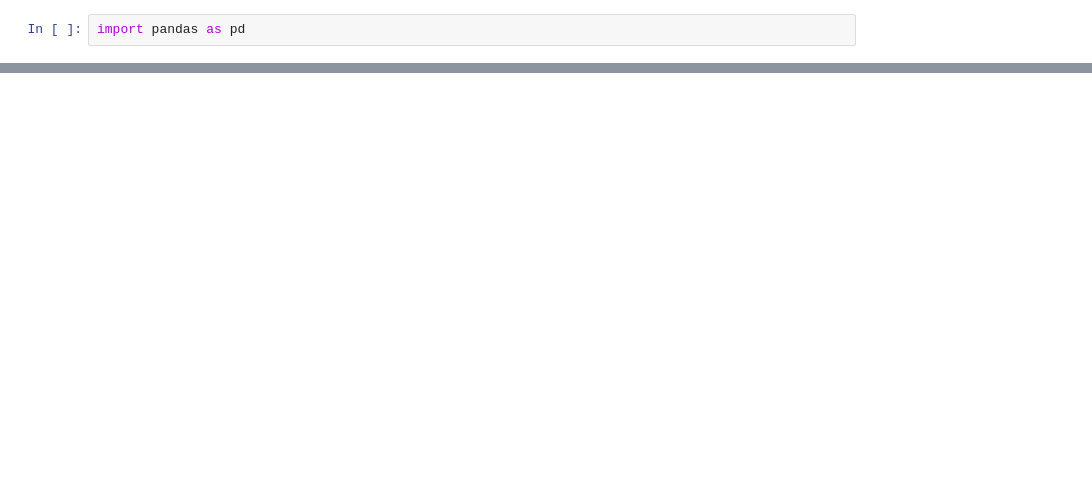
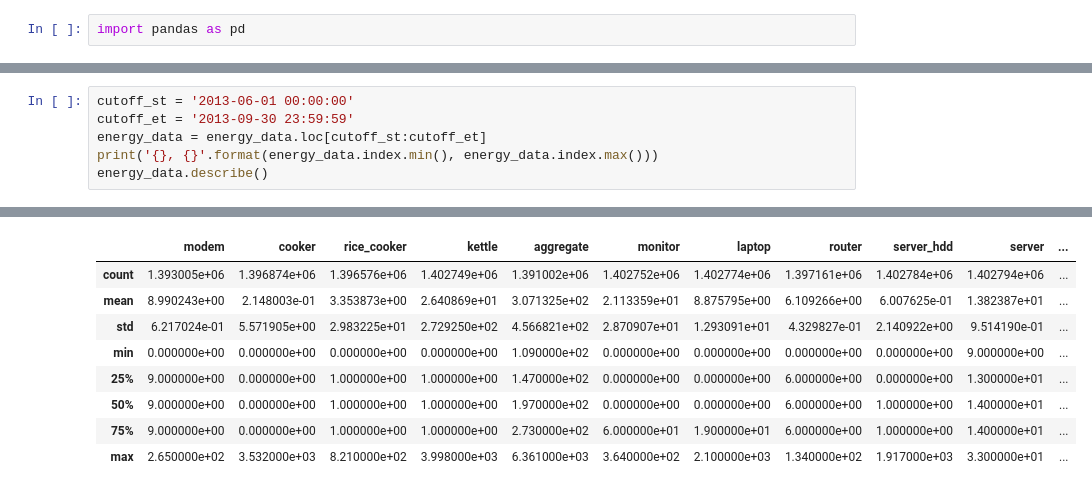
Before and after one commit to BitKnitting/FitHome_Analysis, a Jupyter notebook: notebooks/UK_DALE_noodling/EDA_UKDale_GoogleBlog.ipynb, the cells around one changed output, grey strips where cells are left out. Saved outputs shown, nothing was run; the diff lists cells and outputs as text; blank space fills up the shorter version.

```diff
--- a/notebooks/UK_DALE_noodling/EDA_UKDale_GoogleBlog.ipynb
+++ b/notebooks/UK_DALE_noodling/EDA_UKDale_GoogleBlog.ipynb
@@ -71,0 +69,7 @@ microwave_df['2015-02-05 08:00':'2015-02-05 08:15'].plot(figsize=(16,8),grid=Tru
+# %%
+cutoff_st = '2013-06-01 00:00:00'
+cutoff_et = '2013-09-30 23:59:59'
+energy_data = energy_data.loc[cutoff_st:cutoff_et]
+print('{}, {}'.format(energy_data.index.min(), energy_data.index.max()))
+energy_data.describe()
+# %% [output]
@@ -71,0 +77,9 @@ microwave_df['2015-02-05 08:00':'2015-02-05 08:15'].plot(figsize=(16,8),grid=Tru
+|  | modem | cooker | rice_cooker | kettle | aggregate | monitor | laptop | router | server_hdd | server | ... |
+| count | 1.393005e+06 | 1.396874e+06 | 1.396576e+06 | 1.402749e+06 | 1.391002e+06 | 1.402752e+06 | 1.402774e+06 | 1.397161e+06 | 1.402784e+06 | 1.402794e+06 | ... |
+| mean | 8.990243e+00 | 2.148003e-01 | 3.353873e+00 | 2.640869e+01 | 3.071325e+02 | 2.113359e+01 | 8.875795e+00 | 6.109266e+00 | 6.007625e-01 | 1.382387e+01 | ... |
+| std | 6.217024e-01 | 5.571905e+00 | 2.983225e+01 | 2.729250e+02 | 4.566821e+02 | 2.870907e+01 | 1.293091e+01 | 4.329827e-01 | 2.140922e+00 | 9.514190e-01 | ... |
+| min | 0.000000e+00 | 0.000000e+00 | 0.000000e+00 | 0.000000e+00 | 1.090000e+02 | 0.000000e+00 | 0.000000e+00 | 0.000000e+00 | 0.000000e+00 | 9.000000e+00 | ... |
+| 25% | 9.000000e+00 | 0.000000e+00 | 1.000000e+00 | 1.000000e+00 | 1.470000e+02 | 0.000000e+00 | 0.000000e+00 | 6.000000e+00 | 0.000000e+00 | 1.300000e+01 | ... |
+| 50% | 9.000000e+00 | 0.000000e+00 | 1.000000e+00 | 1.000000e+00 | 1.970000e+02 | 0.000000e+00 | 0.000000e+00 | 6.000000e+00 | 1.000000e+00 | 1.400000e+01 | ... |
+| 75% | 9.000000e+00 | 0.000000e+00 | 1.000000e+00 | 1.000000e+00 | 2.730000e+02 | 6.000000e+01 | 1.900000e+01 | 6.000000e+00 | 1.000000e+00 | 1.400000e+01 | ... |
+| max | 2.650000e+02 | 3.532000e+03 | 8.210000e+02 | 3.998000e+03 | 6.361000e+03 | 3.640000e+02 | 2.100000e+03 | 1.340000e+02 | 1.917000e+03 | 3.300000e+01 | ... |
```
Also changed, not shown: parts of 39 cells of this notebook.
